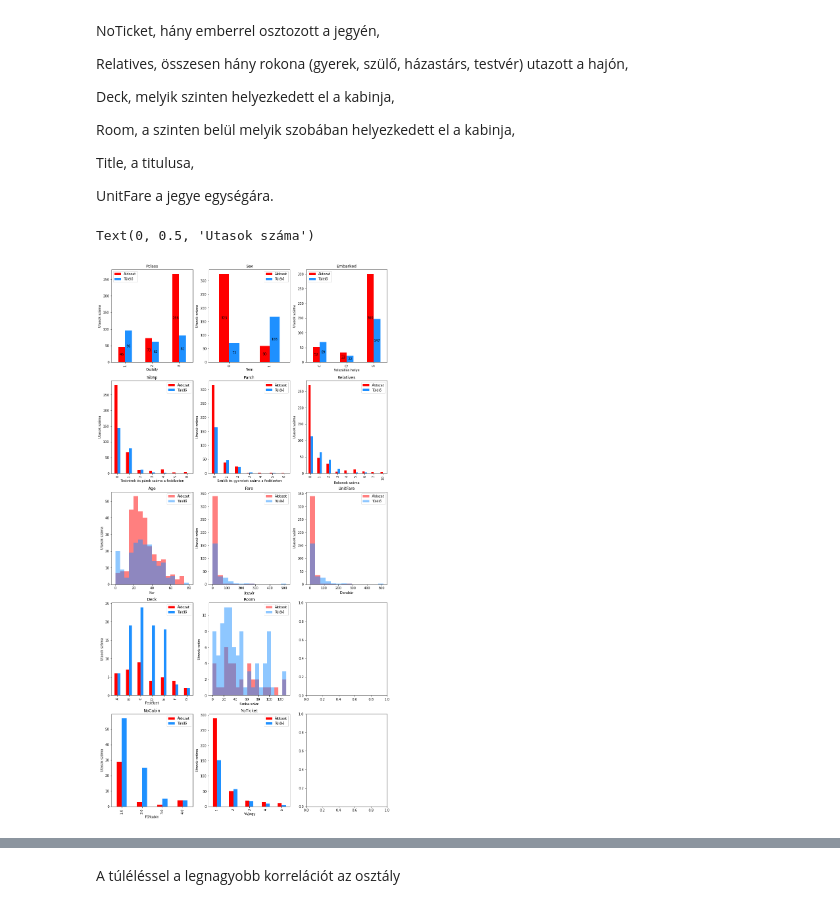
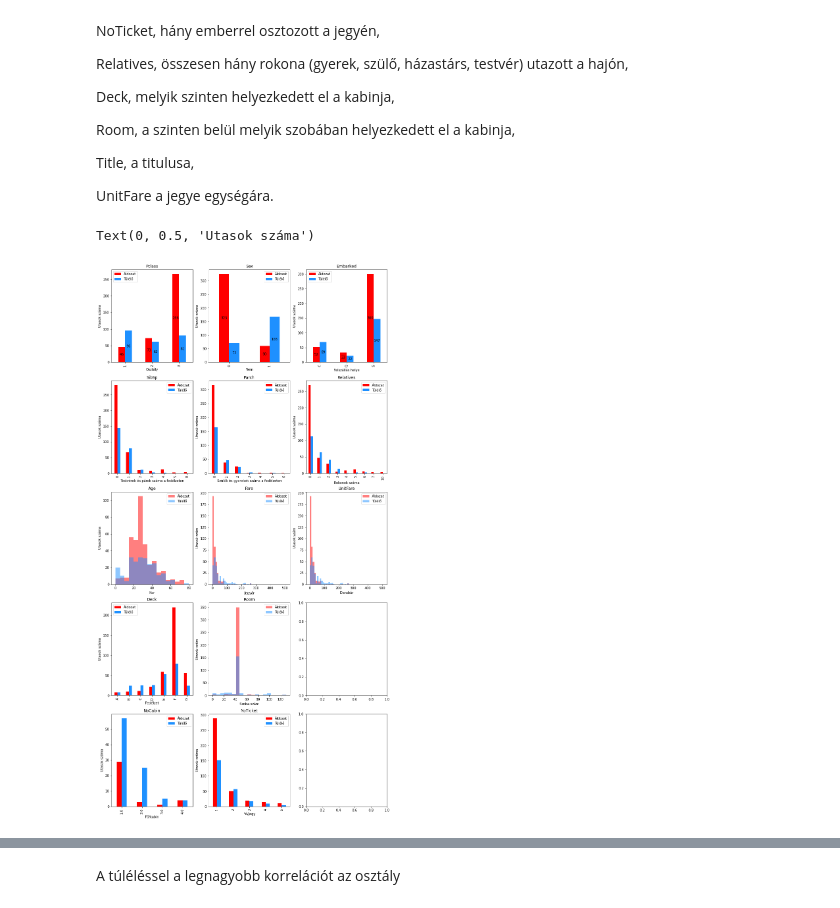
Before and after one commit to banderasz/KPMG, a Jupyter notebook: titanic.ipynb, the cells around one changed output, grey strips where cells are left out. Cells and saved outputs as stored; diff of their text form; code cells hidden in the pictures.

```diff
--- a/titanic.ipynb
+++ b/titanic.ipynb
@@ -81,5 +83,3 @@ A Fare a jegyért fizetett összeg, lebegőpontos szám. Egy jegy több személy
 A Cabin az utas kabinjának a száma. Az első karakter a fedélzetet, az utána következő szám pedig a kabin szinten belüli elhelyezkedését jelenti. Az utas kabinjának elhelyezkedése befolyásolatta a túlélés esélyét, azonban ez egy nagyon hiányos információ, így kétséges hogy mennyire lehet felhasználni. Néhány utas esetén több kabin is meg van adva, ezek egymáshoz közel helyezkednek, így ez esetben az első megadott kabint fogom választani. Több utas is lehet ugyanabban a kabinban, ami szintén befolyásolhatta a túlélési esélyeiket, azonban itt még inkább hiányosak az adatok, így ennek a használhatósága is kérdéses.
 
 Az Embarked a hajóra felszállás helyét jelöli, C karakter Cherbourg, Q karakter Queenstown, S karakter Southampton
-# %%
-df_train["Sex"] = (df_train["Sex"] == "female") * 1
@@ -118,0 +115,3 @@ df_train
+# %%
+df_train = transform_database(df_train)
+df_test = transform_database(df_test)
@@ -138,0 +318,2 @@ memory usage: 90.3+ KB
+# %%
+df_train_orig = df_train.copy(deep=True)
@@ -139 +401,4 @@ memory usage: 90.3+ KB
+# %%
+df_train = fill_na(df_train)
+df_test = fill_na(df_test)
 # %%
@@ -235,14 +508,14 @@ ax.set_ylabel("Utasok száma")
 
 df_fare = pd.DataFrame({"Áldozat": df_train_dead["Fare"],
                           "Túlélő": df_train_survived["Fare"]})
-ax = df_fare.plot.hist(bins=np.linspace(0,515,15), alpha=0.5, color=['red', 'dodgerblue'], ax=axes[2,1])
+ax = df_fare.plot.hist(bins=np.arange(0,515,10), alpha=0.5, color=['red', 'dodgerblue'], ax=axes[2,1])
 ax.set_title("Fare")
 ax.set_ylabel("Utasok szám")
 ax.set_xlabel("Jegyár")
 
 df_unitfare = pd.DataFrame({"Áldozat": df_train_dead["UnitFare"],
                           "Túlélő": df_train_survived["UnitFare"]})
-ax = df_fare.plot.hist(bins=np.linspace(0,515,15), alpha=0.5, color=['red', 'dodgerblue'], ax=axes[2,2])
+ax = df_fare.plot.hist(bins=np.arange(0,515,10), alpha=0.5, color=['red', 'dodgerblue'], ax=axes[2,2])
 ax.set_title("UnitFare")
 ax.set_ylabel("Utasok szám")
 ax.set_xlabel("Darabár")
@@ -251,31 +524,31 @@ df_relatives = pd.DataFrame({"Áldozat": df_train_dead.groupby("Deck").count()["
                           "Túlélő": df_train_survived.groupby("Deck").count()["PassengerId"]})
 ax = df_relatives.plot(kind='bar', color=['red', 'dodgerblue'], ax=axes[3,0])
 ax.set_title("Deck")
 ax.set_xlabel("Fedélzet")
 ax.set_ylabel("Utasok száma")
 # for i in ax.patches:
 #     ax.annotate(str(int(i.get_height())), xy=(i.get_x()+i.get_width()/2, i.get_height()/2), ha='center', va='center')
 
 df_unitfare = pd.DataFrame({"Áldozat": df_train_dead["Room"],
                           "Túlélő": df_train_survived["Room"]})
 ax = df_unitfare.plot.hist(bins=np.linspace(0,130,20), alpha=0.5, color=['red', 'dodgerblue'], ax=axes[3,1])
 ax.set_title("Room")
 ax.set_ylabel("Utasok szám")
 ax.set_xlabel("Szoba szám")
 
 df_nocabin = pd.DataFrame({"Áldozat": df_train_dead.groupby("NoCabin").count()["PassengerId"],
                           "Túlélő": df_train_survived.groupby("NoCabin").count()["PassengerId"]})
 ax = df_nocabin.plot(kind='bar', color=['red', 'dodgerblue'], ax=axes[4,0])
 ax.set_title("NoCabin")
 ax.set_xlabel("Fő/kabin")
 ax.set_ylabel("Utasok száma")
 
 df_noticket = pd.DataFrame({"Áldozat": df_train_dead.groupby("NoTicket").count()["PassengerId"],
                           "Túlélő": df_train_survived.groupby("NoTicket").count()["PassengerId"]})
 ax = df_noticket.plot(kind='bar', color=['red', 'dodgerblue'], ax=axes[4,1])
 ax.set_title("NoTicket")
 ax.set_xlabel("Fő/jegy")
 ax.set_ylabel("Utasok száma")
 # %% [output]
 Text(0, 0.5, 'Utasok száma')
-[figure, old version]
+[figure, new version]
```
Also changed, not shown: parts of 32 cells of this notebook.
